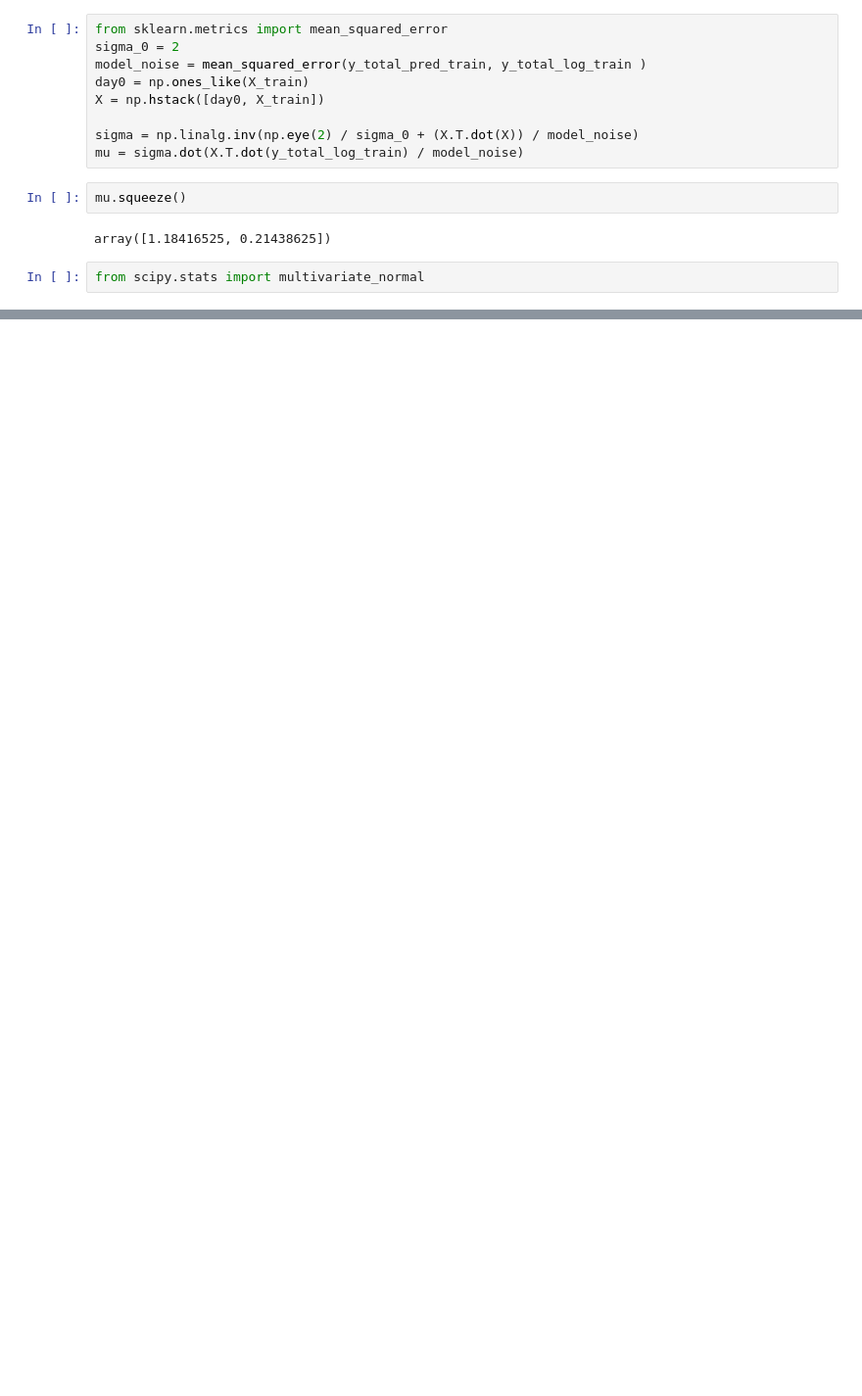
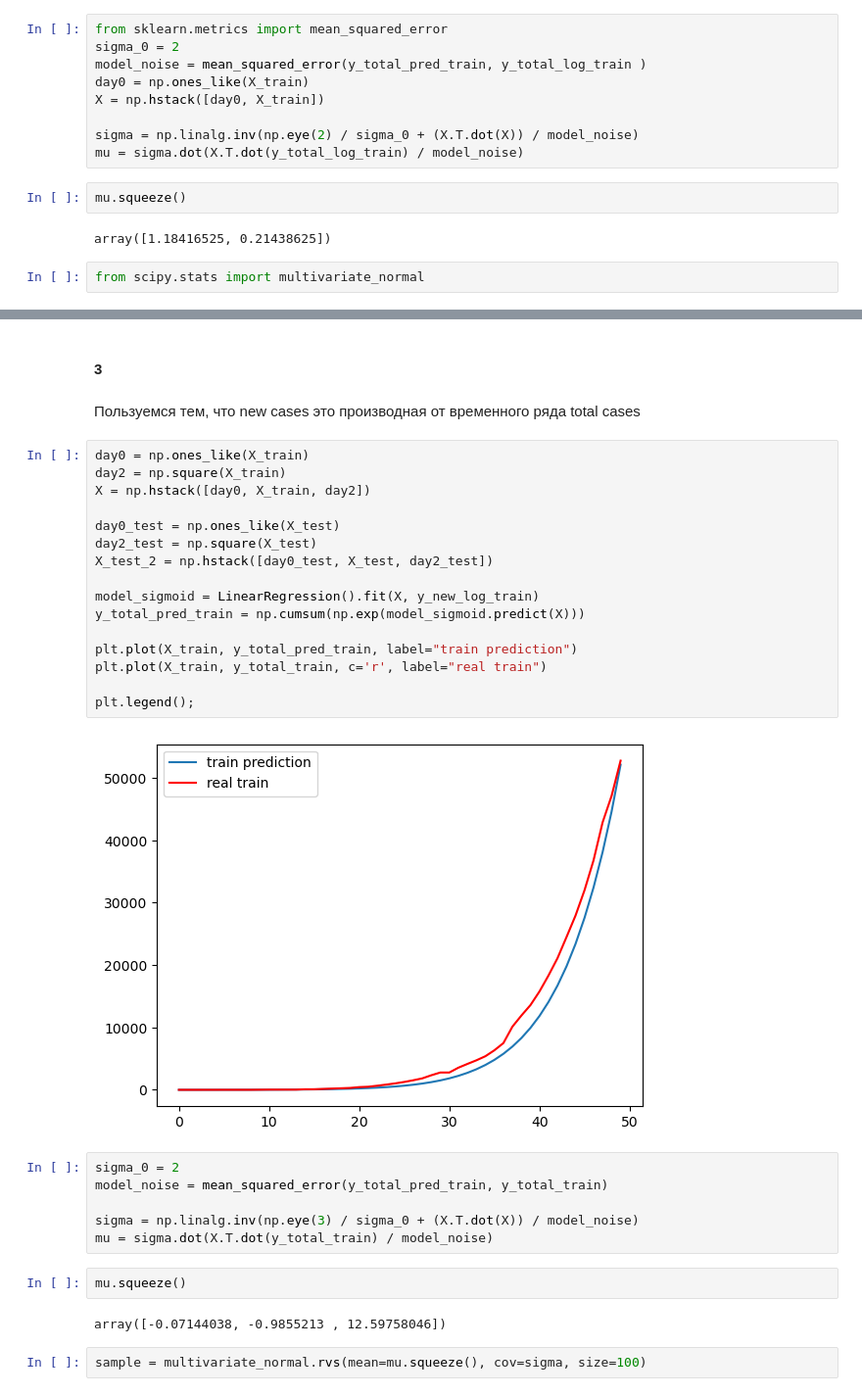
Before and after one commit to Kirinari/MADE_advanced_ml, a Jupyter notebook: homewrok1.ipynb, the cells around one changed output, grey strips where cells are left out. Shown: that part at 98% size. Cells and saved outputs as stored; diff of their text form; blank space fills up the shorter version.

```diff
--- a/homewrok1.ipynb
+++ b/homewrok1.ipynb
@@ -177,0 +232,34 @@ plt.pcolormesh(X, Y, Z, cmap=plt.cm.jet, shading='auto');
+# %% [markdown]
+#### 3
+# %% [markdown]
+Пользуемся тем, что new cases это производная от временного ряда total cases
+# %%
+day0 = np.ones_like(X_train)
+day2 = np.square(X_train)
+X = np.hstack([day0, X_train, day2])
+
+day0_test = np.ones_like(X_test)
+day2_test = np.square(X_test)
+X_test_2 = np.hstack([day0_test, X_test, day2_test])
+
+model_sigmoid = LinearRegression().fit(X, y_new_log_train)
+y_total_pred_train = np.cumsum(np.exp(model_sigmoid.predict(X)))
+
+plt.plot(X_train, y_total_pred_train, label="train prediction")
+plt.plot(X_train, y_total_train, c='r', label="real train")
+
+plt.legend();
+# %% [output]
+[figure, added]
+# %%
+sigma_0 = 2
+model_noise = mean_squared_error(y_total_pred_train, y_total_train)
+
+sigma = np.linalg.inv(np.eye(3) / sigma_0 + (X.T.dot(X)) / model_noise)
+mu = sigma.dot(X.T.dot(y_total_train) / model_noise)
+# %%
+mu.squeeze()
+# %% [output]
+array([-0.07144038, -0.9855213 , 12.59758046])
+# %%
+sample = multivariate_normal.rvs(mean=mu.squeeze(), cov=sigma, size=100)
```
Also changed, not shown: parts of 9 cells of this notebook.
